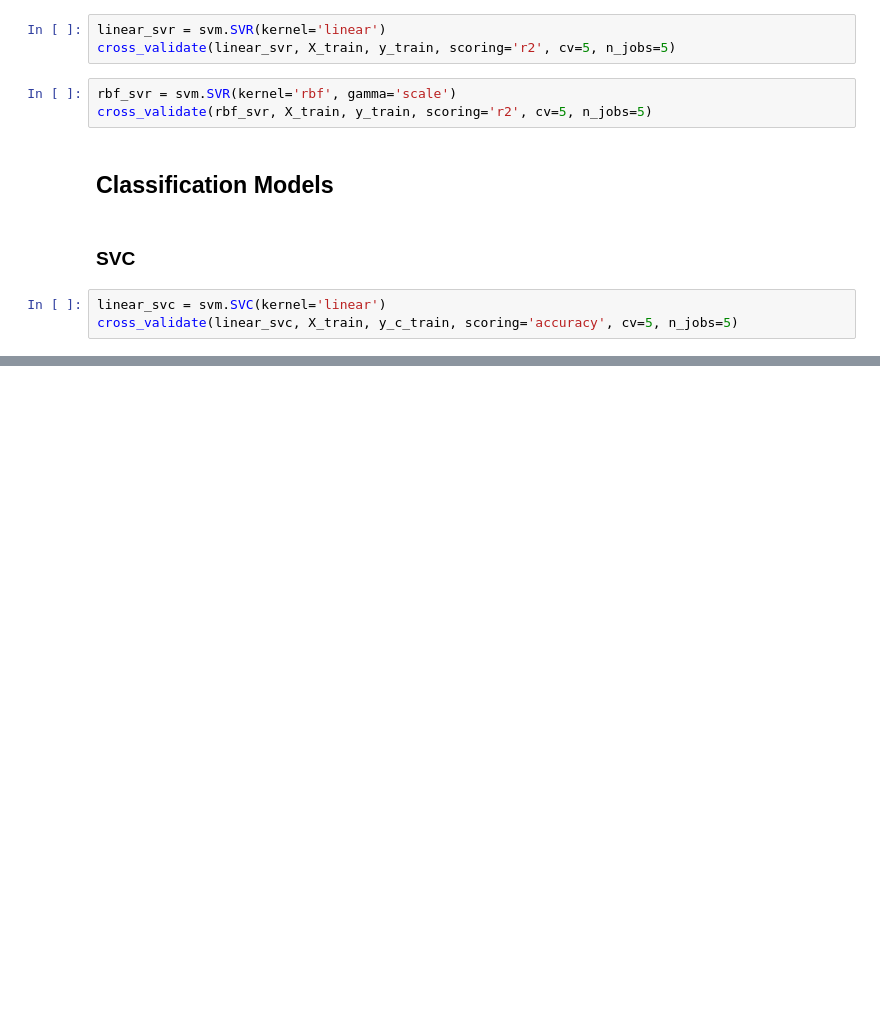
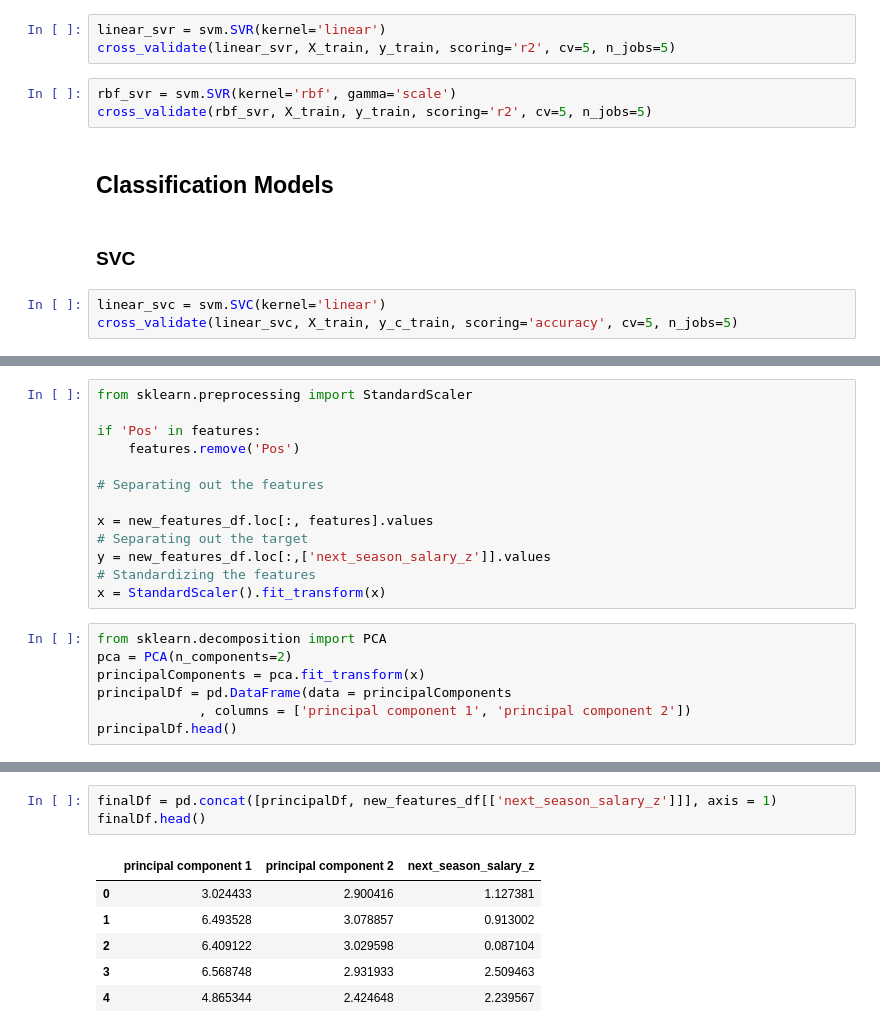
Before and after one commit to dcleung/CIS520-Project, a Jupyter notebook: Notebooks/NBA_Salaries.ipynb, the cells around one changed output, grey strips where cells are left out. Saved outputs shown, nothing was run; the diff lists cells and outputs as text; blank space fills up the shorter version.

```diff
--- a/Notebooks/NBA_Salaries.ipynb
+++ b/Notebooks/NBA_Salaries.ipynb
@@ -424,0 +443,20 @@ cross_validate(linear_svc, X_train, y_c_train, scoring='accuracy', cv=5, n_jobs=
+# %%
+from sklearn.preprocessing import StandardScaler
+
+if 'Pos' in features:
+    features.remove('Pos')
+
+# Separating out the features
+
+x = new_features_df.loc[:, features].values
+# Separating out the target
+y = new_features_df.loc[:,['next_season_salary_z']].values
+# Standardizing the features
+x = StandardScaler().fit_transform(x)
+# %%
+from sklearn.decomposition import PCA
+pca = PCA(n_components=2)
+principalComponents = pca.fit_transform(x)
+principalDf = pd.DataFrame(data = principalComponents
+             , columns = ['principal component 1', 'principal component 2'])
+principalDf.head()
@@ -424,0 +470,10 @@ cross_validate(linear_svc, X_train, y_c_train, scoring='accuracy', cv=5, n_jobs=
+# %%
+finalDf = pd.concat([principalDf, new_features_df[['next_season_salary_z']]], axis = 1)
+finalDf.head()
+# %% [output]
+|  | principal component 1 | principal component 2 | next_season_salary_z |
+| 0 | 3.024433 | 2.900416 | 1.127381 |
+| 1 | 6.493528 | 3.078857 | 0.913002 |
+| 2 | 6.409122 | 3.029598 | 0.087104 |
+| 3 | 6.568748 | 2.931933 | 2.509463 |
+| 4 | 4.865344 | 2.424648 | 2.239567 |
```
Also changed, not shown: parts of 10 cells of this notebook.
